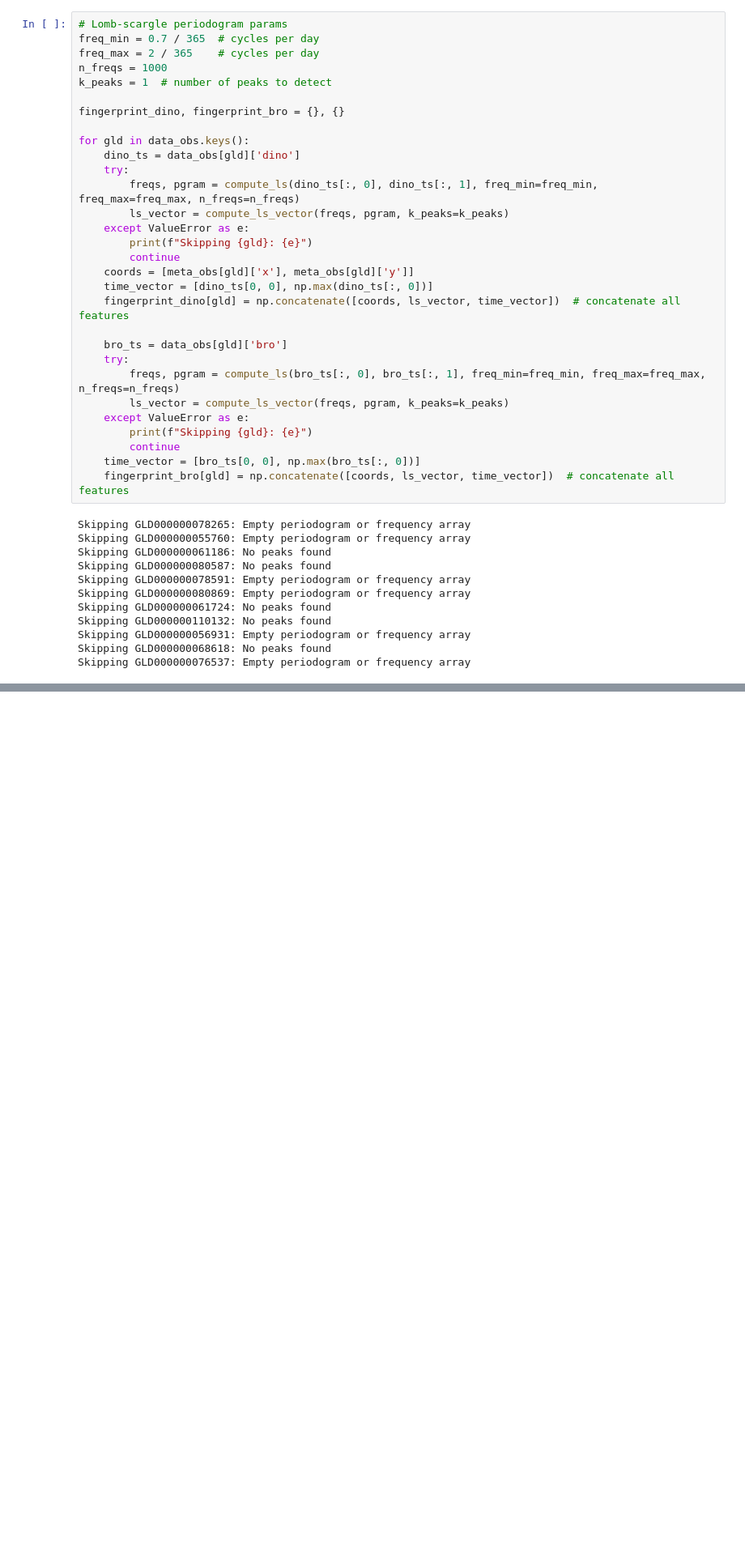
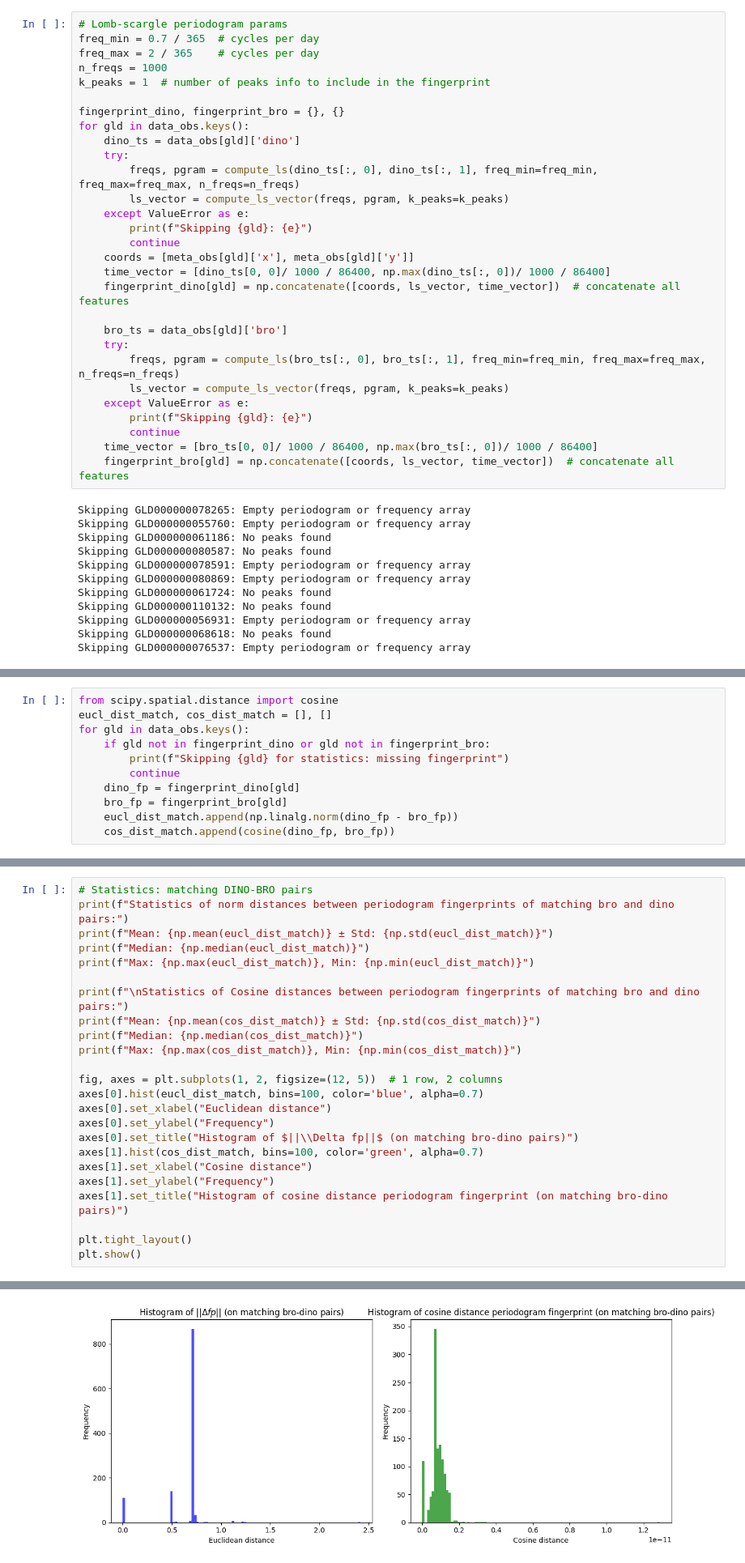
Before and after one commit to luisaforozco/exploration_gw_time_series, a Jupyter notebook: notebooks/methods/periodogram.ipynb, the cells around one changed output, grey strips where cells are left out. Shown at 81% size. Cells and saved outputs as stored; diff of their text form; blank space fills up the shorter version.

Commit message:
Add Lomb-scargle periodogram study. Standardize precision report.

```diff
--- a/notebooks/methods/periodogram.ipynb
+++ b/notebooks/methods/periodogram.ipynb
@@ -253,10 +255,9 @@ def compute_ls_vector(freqs: np.ndarray, pgram: np.ndarray, k_peaks: int = 1, pe
 freq_min = 0.7 / 365  # cycles per day
 freq_max = 2 / 365    # cycles per day
 n_freqs = 1000
-k_peaks = 1  # number of peaks to detect
+k_peaks = 1  # number of peaks info to include in the fingerprint
 
 fingerprint_dino, fingerprint_bro = {}, {}
-
 for gld in data_obs.keys():
     dino_ts = data_obs[gld]['dino']
     try:
@@ -266,7 +267,7 @@ for gld in data_obs.keys():
         print(f"Skipping {gld}: {e}")
         continue
     coords = [meta_obs[gld]['x'], meta_obs[gld]['y']]
-    time_vector = [dino_ts[0, 0], np.max(dino_ts[:, 0])]
+    time_vector = [dino_ts[0, 0]/ 1000 / 86400, np.max(dino_ts[:, 0])/ 1000 / 86400]
     fingerprint_dino[gld] = np.concatenate([coords, ls_vector, time_vector])  # concatenate all features
 
     bro_ts = data_obs[gld]['bro']
@@ -276,7 +277,7 @@ for gld in data_obs.keys():
     except ValueError as e:
         print(f"Skipping {gld}: {e}")
         continue
-    time_vector = [bro_ts[0, 0], np.max(bro_ts[:, 0])]
+    time_vector = [bro_ts[0, 0]/ 1000 / 86400, np.max(bro_ts[:, 0])/ 1000 / 86400]
     fingerprint_bro[gld] = np.concatenate([coords, ls_vector, time_vector])  # concatenate all features
 # %% [output]
 Skipping GLD000000078265: Empty periodogram or frequency array
@@ -292,0 +302,11 @@ Skipping GLD000000076537: Empty periodogram or frequency array
+# %%
+from scipy.spatial.distance import cosine
+eucl_dist_match, cos_dist_match = [], []
+for gld in data_obs.keys():
+    if gld not in fingerprint_dino or gld not in fingerprint_bro:
+        print(f"Skipping {gld} for statistics: missing fingerprint")
+        continue
+    dino_fp = fingerprint_dino[gld]
+    bro_fp = fingerprint_bro[gld]
+    eucl_dist_match.append(np.linalg.norm(dino_fp - bro_fp))
+    cos_dist_match.append(cosine(dino_fp, bro_fp))
@@ -292,0 +325,25 @@ Skipping GLD000000076537: Empty periodogram or frequency array
+# %%
+# Statistics: matching DINO-BRO pairs
+print(f"Statistics of norm distances between periodogram fingerprints of matching bro and dino pairs:")
+print(f"Mean: {np.mean(eucl_dist_match)} ± Std: {np.std(eucl_dist_match)}")
+print(f"Median: {np.median(eucl_dist_match)}")
+print(f"Max: {np.max(eucl_dist_match)}, Min: {np.min(eucl_dist_match)}")
+
+print(f"\nStatistics of Cosine distances between periodogram fingerprints of matching bro and dino pairs:")
+print(f"Mean: {np.mean(cos_dist_match)} ± Std: {np.std(cos_dist_match)}")
+print(f"Median: {np.median(cos_dist_match)}")
+print(f"Max: {np.max(cos_dist_match)}, Min: {np.min(cos_dist_match)}")
+
+fig, axes = plt.subplots(1, 2, figsize=(12, 5))  # 1 row, 2 columns
+axes[0].hist(eucl_dist_match, bins=100, color='blue', alpha=0.7)
+axes[0].set_xlabel("Euclidean distance")
+axes[0].set_ylabel("Frequency")
+axes[0].set_title("Histogram of $||\\Delta fp||$ (on matching bro-dino pairs)")
+axes[1].hist(cos_dist_match, bins=100, color='green', alpha=0.7)
+axes[1].set_xlabel("Cosine distance")
+axes[1].set_ylabel("Frequency")
+axes[1].set_title("Histogram of cosine distance periodogram fingerprint (on matching bro-dino pairs)")
+
+plt.tight_layout()
+plt.show()
+# %% [output]
@@ -292,0 +359 @@ Skipping GLD000000076537: Empty periodogram or frequency array
+[figure, added]
```
Also changed, not shown: parts of 10 cells of this notebook, 4 other files.
